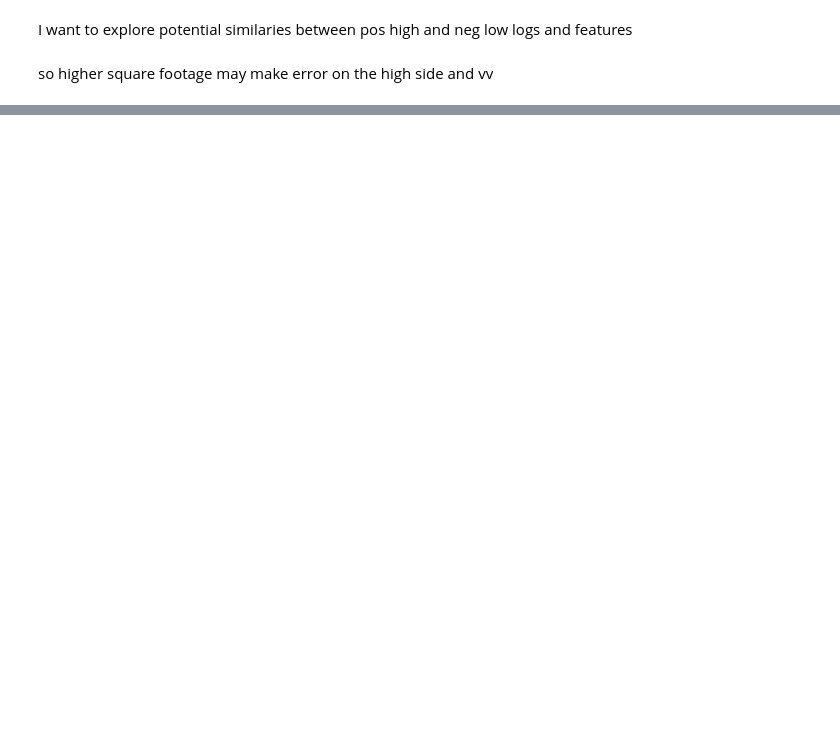
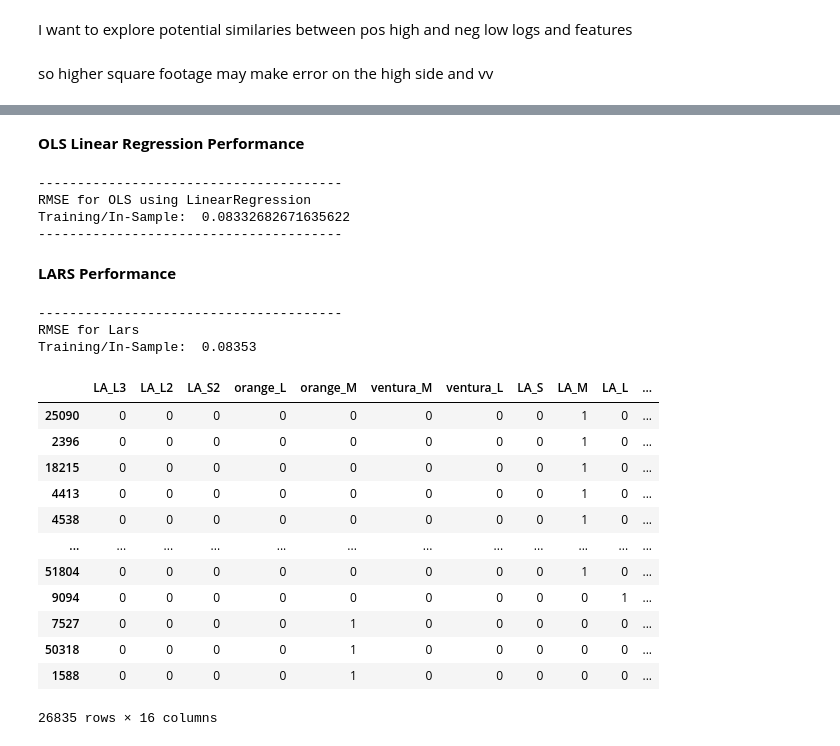
Before and after one commit to mindyshiben/Zillow_Clustering_Project, a Jupyter notebook: project_explore.ipynb, the cells around one changed output, grey strips where cells are left out. Cells and saved outputs as stored; diff of their text form; code cells hidden in the pictures; blank space fills up the shorter version.

```diff
--- a/project_explore.ipynb
+++ b/project_explore.ipynb
@@ -854,0 +793,68 @@ We fail to reject the null hypothesis
+# %%
+lm = LinearRegression(normalize=True)
+# create the model
+
+lm.fit(X_train, y_train.log_error)
+# fit the model to scaled training data
+
+y_train['value_predict_lm'] = lm.predict(X_train)
+# computes model predictions
+
+rmse_train = mean_squared_error(y_train.log_error, y_train.value_predict_lm)**(1/2)
+# computes model rmse
+
+#y_validate['value_predict_lm'] = lm.predict(X_validate)
+#rmse_validate = mean_squared_error(y_validate.log_error, y_validate.value_predict_lm)**(1/2)
+# comutes predictions and rmse with validate data
+
+printmd("**OLS Linear Regression Performance**")
+print("---------------------------------------")
+print("RMSE for OLS using LinearRegression\nTraining/In-Sample: ", (rmse_train))
+print("---------------------------------------")
+#print("RMSE for OLS using LinearRegression\nValidation/Out-of-Sample: ", (rmse_validate))
+# %% [output]
+**OLS Linear Regression Performance**
+---------------------------------------
+RMSE for OLS using LinearRegression
+Training/In-Sample:  0.08332682671635622
+---------------------------------------
+# %%
+lars = LassoLars(alpha=1.0)
+# creates the model
+
+lars.fit(X_train, y_train.log_error)
+# fit the model to scaled training data
+
+y_train['pred_lars'] = lars.predict(X_train)
+# computes model predictions
+rmse_train = mean_squared_error(y_train.log_error, y_train.pred_lars)**(1/2)
+# computes model rmse
+
+# y_validate['pred_lars'] = lars.predict(X_validate)
+# rmse_validate = mean_squared_error(y_validate.tax_value, y_validate.pred_lars)**(1/2)
+# comutes predictions and rmse with validate data
+
+printmd("**LARS Performance**")
+print("---------------------------------------")
+print("RMSE for Lars\nTraining/In-Sample: ", round(rmse_train, 5))
+# %% [output]
+**LARS Performance**
+---------------------------------------
+RMSE for Lars
+Training/In-Sample:  0.08353
+# %%
+X_train
+# %% [output]
+|  | LA_L3 | LA_L2 | LA_S2 | orange_L | orange_M | ventura_M | ventura_L | LA_S | LA_M | LA_L | ... |
+| 25090 | 0 | 0 | 0 | 0 | 0 | 0 | 0 | 0 | 1 | 0 | ... |
+| 2396 | 0 | 0 | 0 | 0 | 0 | 0 | 0 | 0 | 1 | 0 | ... |
+| 18215 | 0 | 0 | 0 | 0 | 0 | 0 | 0 | 0 | 1 | 0 | ... |
+| 4413 | 0 | 0 | 0 | 0 | 0 | 0 | 0 | 0 | 1 | 0 | ... |
+| 4538 | 0 | 0 | 0 | 0 | 0 | 0 | 0 | 0 | 1 | 0 | ... |
+| ... | ... | ... | ... | ... | ... | ... | ... | ... | ... | ... | ... |
+| 51804 | 0 | 0 | 0 | 0 | 0 | 0 | 0 | 0 | 1 | 0 | ... |
+| 9094 | 0 | 0 | 0 | 0 | 0 | 0 | 0 | 0 | 0 | 1 | ... |
+| 7527 | 0 | 0 | 0 | 0 | 1 | 0 | 0 | 0 | 0 | 0 | ... |
+| 50318 | 0 | 0 | 0 | 0 | 1 | 0 | 0 | 0 | 0 | 0 | ... |
+| 1588 | 0 | 0 | 0 | 0 | 1 | 0 | 0 | 0 | 0 | 0 | ... |
+26835 rows × 16 columns
```
Also changed, not shown: parts of 110 cells of this notebook, 2 other files.
